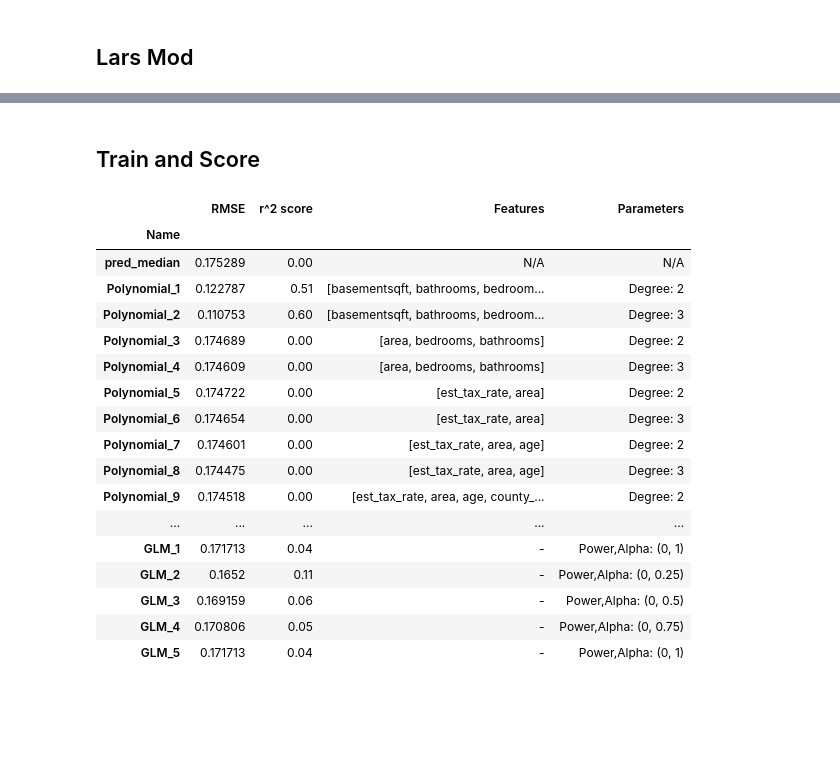
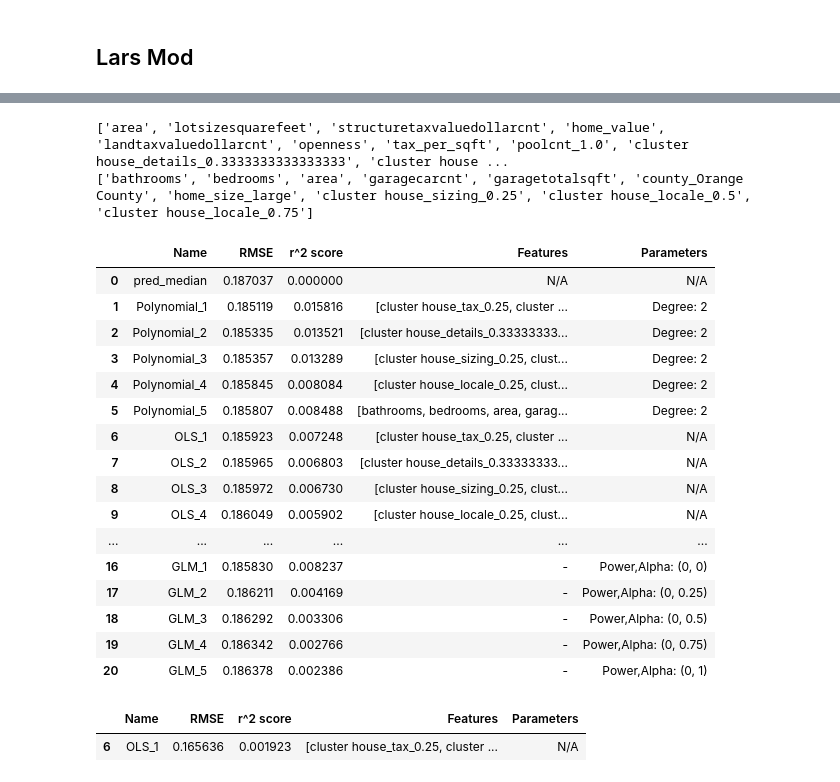
Before and after one commit to Shorter-Shenck/Zillow_Cluster_Regression, a Jupyter notebook: model.ipynb, the cells around one changed output, grey strips where cells are left out. Saved outputs shown, nothing was run; the diff lists cells and outputs as text; code cells hidden in the pictures; blank space fills up the shorter version.

```diff
--- a/model.ipynb
+++ b/model.ipynb
@@ -513,8 +45,0 @@ pf_mod(X_test, y_test, test_selectors, X_train, y_train)
-# %%
-test_scores = pd.DataFrame({}, columns=['Model', 'r^2 Score'])
-
-for idx, model in enumerate(y_test.drop(columns='logerror').columns):
-    score = explained_variance_score(y_test['logerror'], y_test[model])
-    test_scores.loc[idx] = [model, score]
-
-test_score = explained_variance_score(y_test['logerror'], y_test[model])
@@ -835,0 +657,2 @@ def GLM_mod(X, y, selectors):
+# %%
+df, train, validate, test, train_scaled, validate_scaled, test_scaled  = wrangle_zillow.wrangle_zillow()
@@ -836,4 +677,2 @@ def GLM_mod(X, y, selectors):
 # %%
-X_train, y_train, X_val, y_val, X_test, y_test = modeling_prep(train, train_scaled, validate, validate_scaled, test, test_scaled)
+X_train, y_train, X_val, y_val, X_test, y_test = model.modeling_prep(train, train_scaled, validate, validate_scaled, test, test_scaled)
-# %% [markdown]
-## Train and Score
@@ -887,21 +679,25 @@ def train_score(X_train, y_train):
 # %%
-train_score(X_train, y_train)
+train_scores = model.score_on_train(X_train, y_train)
 # %% [output]
-|  | RMSE | r^2 score | Features | Parameters |
-| Name |  |  |  |  |
-| pred_median | 0.175289 | 0.00 | N/A | N/A |
-| Polynomial_1 | 0.122787 | 0.51 | [basementsqft, bathrooms, bedroom... | Degree: 2 |
-| Polynomial_2 | 0.110753 | 0.60 | [basementsqft, bathrooms, bedroom... | Degree: 3 |
-| Polynomial_3 | 0.174689 | 0.00 | [area, bedrooms, bathrooms] | Degree: 2 |
-| Polynomial_4 | 0.174609 | 0.00 | [area, bedrooms, bathrooms] | Degree: 3 |
-| Polynomial_5 | 0.174722 | 0.00 | [est_tax_rate, area] | Degree: 2 |
-| Polynomial_6 | 0.174654 | 0.00 | [est_tax_rate, area] | Degree: 3 |
-| Polynomial_7 | 0.174601 | 0.00 | [est_tax_rate, area, age] | Degree: 2 |
-| Polynomial_8 | 0.174475 | 0.00 | [est_tax_rate, area, age] | Degree: 3 |
-| Polynomial_9 | 0.174518 | 0.00 | [est_tax_rate, area, age, county_... | Degree: 2 |
-| ... | ... | ... | ... | ... |
-| GLM_1 | 0.171713 | 0.04 | - | Power,Alpha: (0, 1) |
-| GLM_2 | 0.1652 | 0.11 | - | Power,Alpha: (0, 0.25) |
-| GLM_3 | 0.169159 | 0.06 | - | Power,Alpha: (0, 0.5) |
-| GLM_4 | 0.170806 | 0.05 | - | Power,Alpha: (0, 0.75) |
-| GLM_5 | 0.171713 | 0.04 | - | Power,Alpha: (0, 1) |
+['area', 'lotsizesquarefeet', 'structuretaxvaluedollarcnt', 'home_value', 'landtaxvaluedollarcnt', 'openness', 'tax_per_sqft', 'poolcnt_1.0', 'cluster house_details_0.3333333333333333', 'cluster house ...
+['bathrooms', 'bedrooms', 'area', 'garagecarcnt', 'garagetotalsqft', 'county_Orange County', 'home_size_large', 'cluster house_sizing_0.25', 'cluster house_locale_0.5', 'cluster house_locale_0.75']
+# %%
+train_scores
+# %% [output]
+|  | Name | RMSE | r^2 score | Features | Parameters |
+| 0 | pred_median | 0.187037 | 0.000000 | N/A | N/A |
+| 1 | Polynomial_1 | 0.185119 | 0.015816 | [cluster house_tax_0.25, cluster ... | Degree: 2 |
+| 2 | Polynomial_2 | 0.185335 | 0.013521 | [cluster house_details_0.33333333... | Degree: 2 |
+| 3 | Polynomial_3 | 0.185357 | 0.013289 | [cluster house_sizing_0.25, clust... | Degree: 2 |
+| 4 | Polynomial_4 | 0.185845 | 0.008084 | [cluster house_locale_0.25, clust... | Degree: 2 |
+| 5 | Polynomial_5 | 0.185807 | 0.008488 | [bathrooms, bedrooms, area, garag... | Degree: 2 |
+| 6 | OLS_1 | 0.185923 | 0.007248 | [cluster house_tax_0.25, cluster ... | N/A |
+| 7 | OLS_2 | 0.185965 | 0.006803 | [cluster house_details_0.33333333... | N/A |
+| 8 | OLS_3 | 0.185972 | 0.006730 | [cluster house_sizing_0.25, clust... | N/A |
+| 9 | OLS_4 | 0.186049 | 0.005902 | [cluster house_locale_0.25, clust... | N/A |
+| ... | ... | ... | ... | ... | ... |
+| 16 | GLM_1 | 0.185830 | 0.008237 | - | Power,Alpha: (0, 0) |
+| 17 | GLM_2 | 0.186211 | 0.004169 | - | Power,Alpha: (0, 0.25) |
+| 18 | GLM_3 | 0.186292 | 0.003306 | - | Power,Alpha: (0, 0.5) |
+| 19 | GLM_4 | 0.186342 | 0.002766 | - | Power,Alpha: (0, 0.75) |
+| 20 | GLM_5 | 0.186378 | 0.002386 | - | Power,Alpha: (0, 1) |
@@ -907,0 +706,5 @@ train_score(X_train, y_train)
+# %%
+validate_scores.sort_values(by='RMSE').head(1)
+# %% [output]
+|  | Name | RMSE | r^2 score | Features | Parameters |
+| 6 | OLS_1 | 0.165636 | 0.001923 | [cluster house_tax_0.25, cluster ... | N/A |
```
Also changed, not shown: parts of 68 cells of this notebook, 4 other files.
